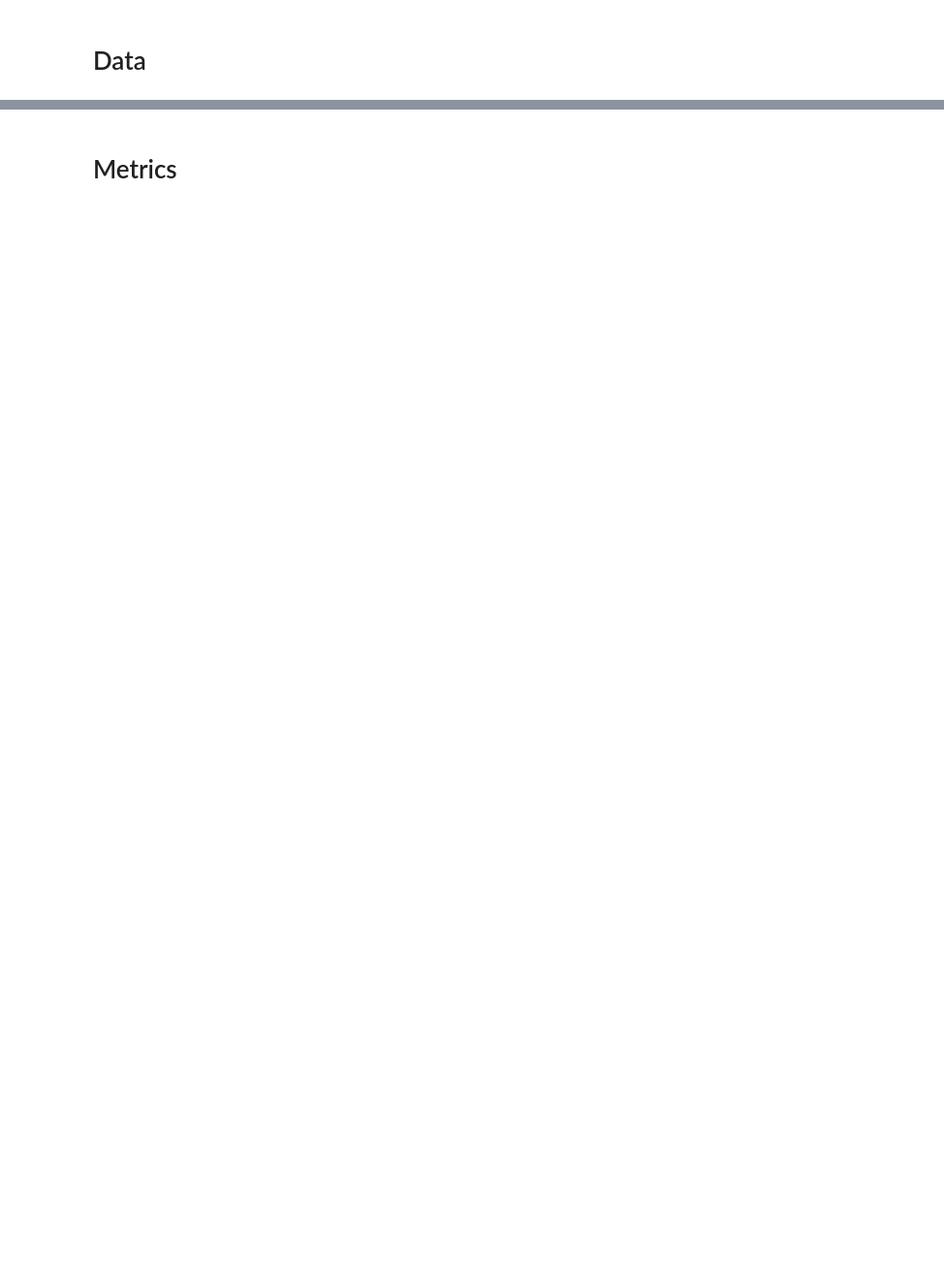
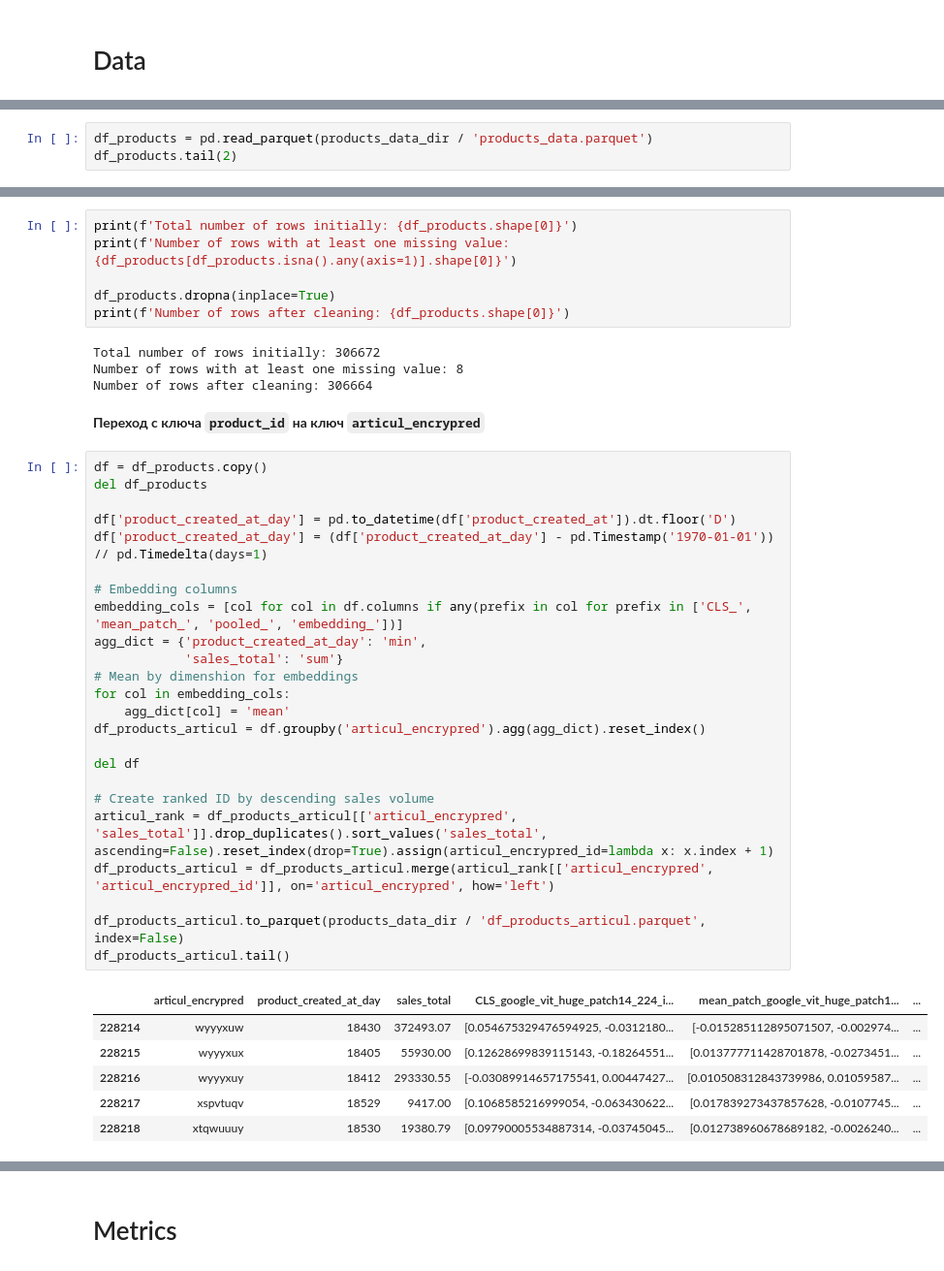
Before and after one commit to dimi3tru-other-projects/Recommender_System_with_LLM, a Jupyter notebook: notebooks/RecSys.ipynb, the cells around one changed output, grey strips where cells are left out. Shown at 97% size. Drawn from its saved outputs; the diff is of its cells as text; blank space fills up the shorter version.

```diff
--- a/notebooks/RecSys.ipynb
+++ b/notebooks/RecSys.ipynb
@@ -197,0 +126,3 @@ df_filtered.tail(2)
+# %%
+df_products = pd.read_parquet(products_data_dir / 'products_data.parquet')
+df_products.tail(2)
@@ -197,0 +137,43 @@ df_filtered.tail(2)
+# %%
+print(f'Total number of rows initially: {df_products.shape[0]}')
+print(f'Number of rows with at least one missing value: {df_products[df_products.isna().any(axis=1)].shape[0]}')
+
+df_products.dropna(inplace=True)
+print(f'Number of rows after cleaning: {df_products.shape[0]}')
+# %% [output]
+Total number of rows initially: 306672
+Number of rows with at least one missing value: 8
+Number of rows after cleaning: 306664
+# %% [markdown]
+**Переход с ключа `product_id` на ключ `articul_encrypred`**
+# %%
+df = df_products.copy()
+del df_products
+
+df['product_created_at_day'] = pd.to_datetime(df['product_created_at']).dt.floor('D')
+df['product_created_at_day'] = (df['product_created_at_day'] - pd.Timestamp('1970-01-01')) // pd.Timedelta(days=1)
+
+# Embedding columns
+embedding_cols = [col for col in df.columns if any(prefix in col for prefix in ['CLS_', 'mean_patch_', 'pooled_', 'embedding_'])]
+agg_dict = {'product_created_at_day': 'min',
+            'sales_total': 'sum'}
+# Mean by dimenshion for embeddings
+for col in embedding_cols:
+    agg_dict[col] = 'mean'
+df_products_articul = df.groupby('articul_encrypred').agg(agg_dict).reset_index()
+
+del df
+
+# Create ranked ID by descending sales volume
+articul_rank = df_products_articul[['articul_encrypred', 'sales_total']].drop_duplicates().sort_values('sales_total', ascending=False).reset_index(drop=True).assign(articul_encrypred_id=lambda x: x.index + 1)
+df_products_articul = df_products_articul.merge(articul_rank[['articul_encrypred', 'articul_encrypred_id']], on='articul_encrypred', how='left')
+
+df_products_articul.to_parquet(products_data_dir / 'df_products_articul.parquet', index=False)
+df_products_articul.tail()
+# %% [output]
+|  | articul_encrypred | product_created_at_day | sales_total | CLS_google_vit_huge_patch14_224_i... | mean_patch_google_vit_huge_patch1... | ... |
+| 228214 | wyyyxuw | 18430 | 372493.07 | [0.054675329476594925, -0.0312180... | [-0.015285112895071507, -0.002974... | ... |
+| 228215 | wyyyxux | 18405 | 55930.00 | [0.12628699839115143, -0.18264551... | [0.013777711428701878, -0.0273451... | ... |
+| 228216 | wyyyxuy | 18412 | 293330.55 | [-0.03089914657175541, 0.00447427... | [0.010508312843739986, 0.01059587... | ... |
+| 228217 | xspvtuqv | 18529 | 9417.00 | [0.1068585216999054, -0.063430622... | [0.017839273437857628, -0.0107745... | ... |
+| 228218 | xtqwuuuy | 18530 | 19380.79 | [0.09790005534887314, -0.03745045... | [0.012738960678689182, -0.0026240... | ... |
```
Also changed, not shown: parts of 193 cells of this notebook, 46 other files.
